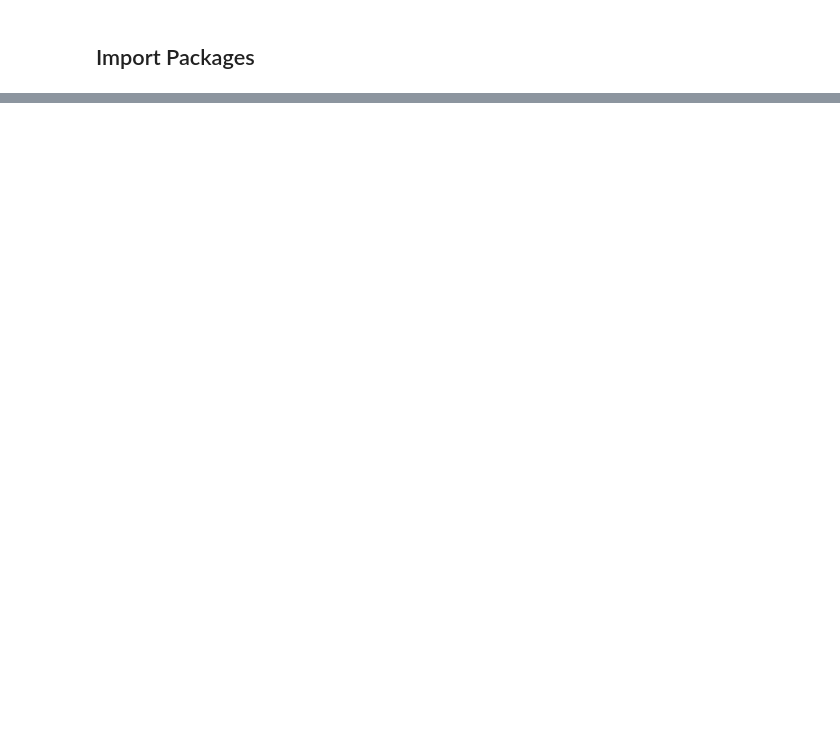
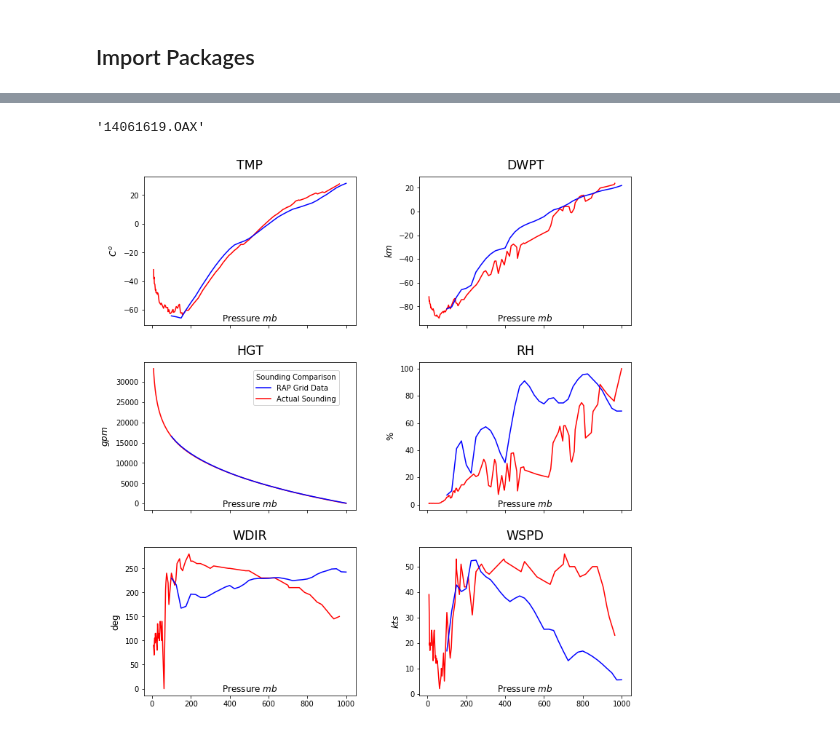
Before and after one commit to q1park/mesocyclones, a Jupyter notebook: sounding_validation.ipynb, the cells around one changed output, grey strips where cells are left out. Cells and saved outputs as stored; diff of their text form; code cells hidden in the pictures; blank space fills up the shorter version.

```diff
--- a/sounding_validation.ipynb
+++ b/sounding_validation.ipynb
@@ -178,0 +83,16 @@ prof = profile.create_profile(profile='default',
+# %%
+for tag, row in sndmenu.menu.iterrows():
+    file = sndmenu.menuselect(index = tag, datetime = row['datetime'] )
+
+    if not os.path.exists(datadir + file):
+        wget.download(row['url'], datadir)
+    else:
+        print("already downloaded: ", file)
+
+    if row['ext']=='grb':
+        if not os.path.exists(datadir + file + '.grb2'):
+            grbconvert(datadir, file)
+            sndmenu.menu.at[tag, 'ext'] = 'grb.grb2'
+        else:
+            print("already converted: ", file)
+            sndmenu.menu.at[tag, 'ext'] = 'grb.grb2'
@@ -178,0 +162,25 @@ prof = profile.create_profile(profile='default',
+# %%
+snds = [sndmenu.menu.index[x] for x in range(len(sndmenu.menu.index) )]
+sndlls = [[soundings.loc[snds[x], 'lon'], soundings.loc[snds[x], 'lat']] for x in range(len(snds) )]
+# %%
+simdicts = []
+spcdicts = []
+unitdict = dict(zip(soundvars, soundunits))
+
+res = 1.0
+gridbnd = np.array([[5., 5.],
+                    [5., 5.]])
+
+for i, isnd in enumerate(snds):
+    sndblocks = wxblocks(gridbnd, res)
+    sndblocks.hdf2raw(datadir + isnd + '.hdf5')
+    try:
+        sounddata = sndblocks.raw2sound(sndlls[i][0], sndlls[i][1])
+        spcfile = open(datadir+'/'+isnd, 'r').read()
+        spcsounddata = parseSPC(spcfile)
+
+        simdicts.append(dict(zip(soundvars, sounddata) ) )
+        spcdicts.append(dict(zip(soundvars, spcsounddata) ) )
+    except:
+        print(isnd)
+        print(sndblocks.info() )
@@ -178,0 +205,6 @@ prof = profile.create_profile(profile='default',
+# %%
+snds[6]
+sounding_comparison(unitdict, simdicts[6], spcdicts[6])
+# %% [output]
+'14061619.OAX'
+[figure, added]
```
Also changed, not shown: parts of 34 cells of this notebook, 9 other files.
